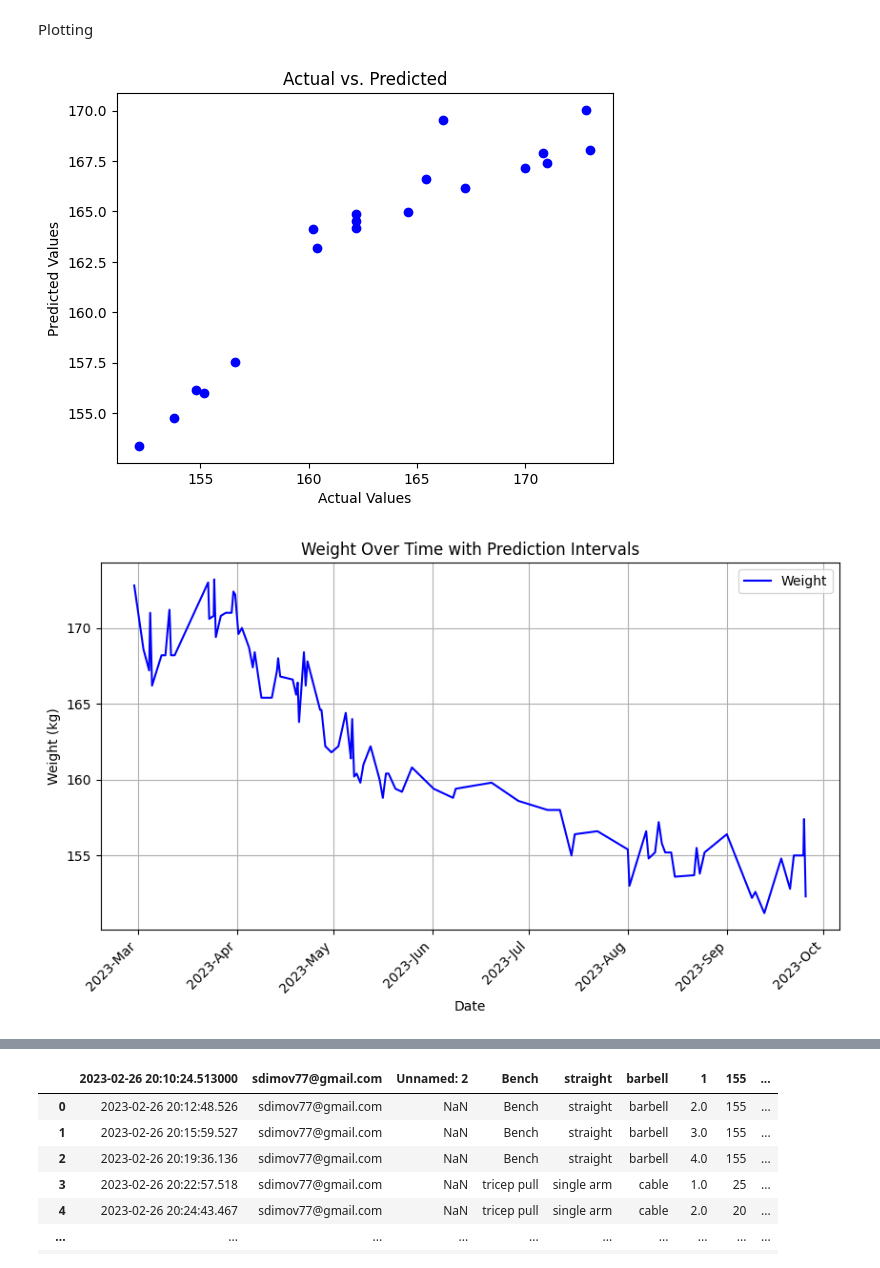
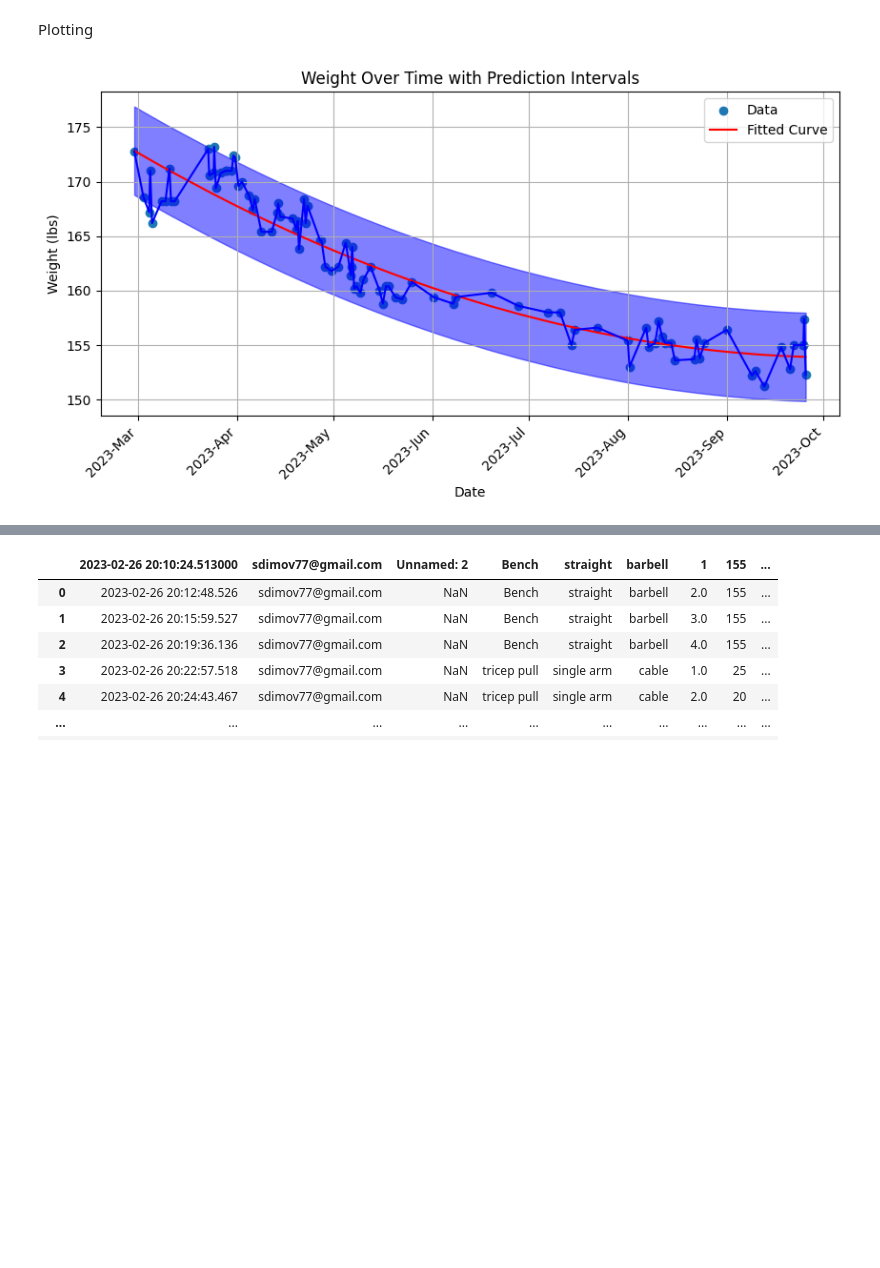
Before and after one commit to sdimov2/gym-log, a Jupyter notebook: gym-log.ipynb, the cells around one changed output, grey strips where cells are left out. Drawn from its saved outputs; the diff is of its cells as text; code cells hidden in the pictures; blank space fills up the shorter version.

Commit message:
fixed prediction graphs, everything is on the same one, including confident interval fill betweek

```diff
--- a/gym-log.ipynb
+++ b/gym-log.ipynb
@@ -193,11 +238,11 @@ Plotting
 
 
 # Assuming 'predictions' is your array of predicted values and 'y_test' is the actual values
-plt.scatter(y_test, predictions, color='blue')
-plt.xlabel('Actual Values')
-plt.ylabel('Predicted Values')
-plt.title('Actual vs. Predicted')
-plt.show()
+#plt.scatter(y_test, predictions, color='blue')
+#plt.xlabel('Actual Values')
+#plt.ylabel('Predicted Values')
+#plt.title('Actual vs. Predicted')
+#plt.show()
 
 # Create the plot
 fig, ax = plt.subplots(figsize=(10, 5))
@@ -206,66 +251,38 @@ fig, ax = plt.subplots(figsize=(10, 5))
 # Set locator for y-axis
 #ax.yaxis.set_major_locator(MaxNLocator(nbins=10))
 #ax.xaxis.set_major_locator(mdates.MonthLocator(bymonth=(1, 7)))
 #ax.xaxis.set_minor_locator(mdates.MonthLocator())
 # Text in the x-axis will be displayed in 'YYYY-mm' format.
 ax.xaxis.set_major_formatter(mdates.DateFormatter('%Y-%b'))
 # Rotates and right-aligns the x labels so they don't crowd each other.
 for label in ax.get_xticklabels(which='major'):
     label.set(rotation=30, horizontalalignment='right')
 
 #print(get_coord_pairs_from_user("user0"))
 #plt.ylim(min(get_coord_pairs_from_user("user0", "body_weight")[2])-5, max(get_coord_pairs_from_user("user0", "body_weight")[2])+5)
 #plt.yticks([25,50,75,100,125,150,175,200,225,250])
 
 
 
-plt.plot(dates, weights, label='Weight', color='blue')
-for i, (lower, upper) in enumerate(confidence_intervals):
-    plt.plot([dates[i], dates[i]], [lower, upper], color='red')
 
+#plt.scatter(x, y, label='Data')
+plt.plot(x, y_fit, color='red', label='Fitted Curve')
 plt.xlabel('Date')
+plt.gcf().autofmt_xdate()
 plt.ylabel('Weight (lbs)')
 plt.title('Weight Over Time with Prediction Intervals')
 plt.xticks(rotation=45)
 plt.legend()
 plt.grid()
+plt.plot(x, y, 'b')
+
+plt.fill_between(x, lower, upper, color='blue', alpha=0.5, label='Confidence Interval')
+
 plt.show()
-
-
-
-
-
-confidence_level = 0.95
-mean = np.mean(y)
-std_dev = np.std(y)
-num_samples = len(y)
-margin_of_error = 1.96 * (std_dev / np.sqrt(num_samples))
-confidence_interval = (mean - margin_of_error, mean + margin_of_error)
-
-plt.fill_between(x, confidence_interval[0], confidence_interval[1], color='gray', alpha=0.5, label='Confidence Interval')
-
-ax.legend(loc='upper left')
-plt.plot(x, y, 'b')
-plt.grid()
 
 #alex
 #x = get_coord_pairs_from_user("user1", "body_weight")[1]
 #y = get_coord_pairs_from_user("user1", "body_weight")[2]
-
 #plt.plot(x, y, 'go')
-
-
-
-# Set labels and title
-plt.xlabel('Date and Time')
-plt.ylabel('Body Weight (lbs)')
-plt.title('Body Weight vs Time')
-
-# Format x-axis date
-plt.gcf().autofmt_xdate()  # Rotate date labels for better visibility
-
-# Show the plot
-#plt.show()
 # %% [output]
-[figure, old version]
+[figure, new version]
-[figure, removed]
```
Also changed, not shown: parts of 3 cells of this notebook.
